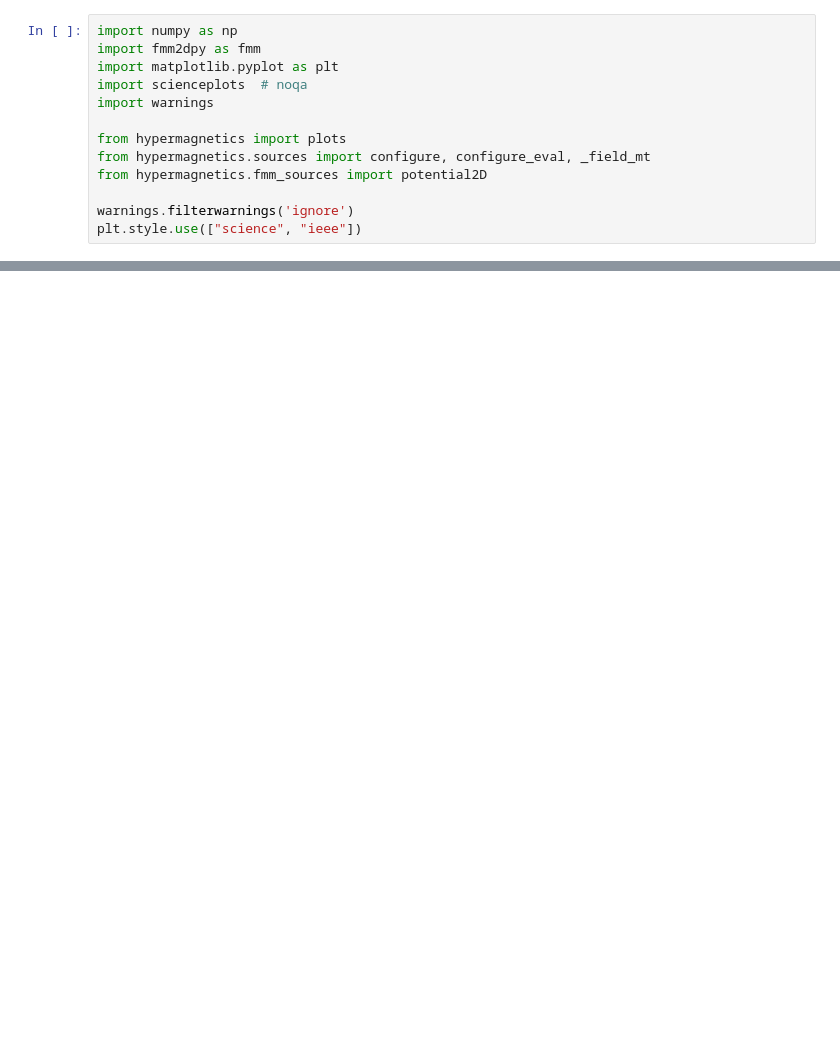
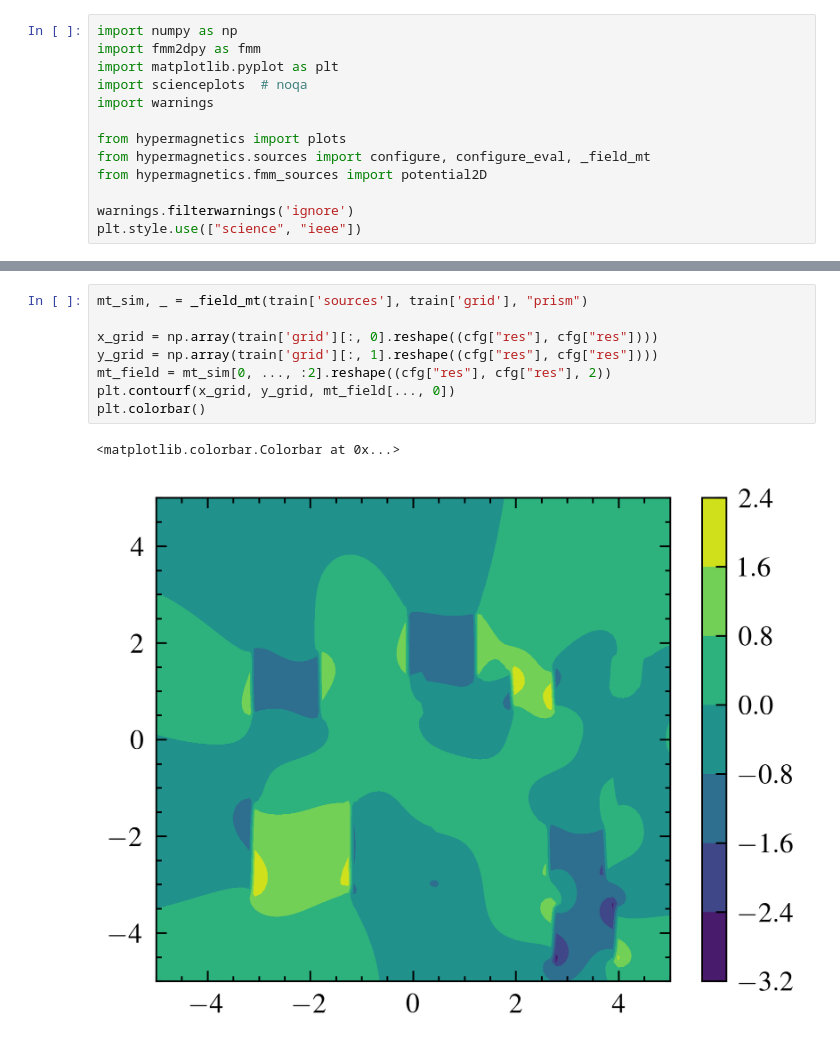
Before and after one commit to cmt-dtu-energy/hypermagnetics, a Jupyter notebook: nbs/quadtree.ipynb, the cells around one changed output, grey strips where cells are left out. Drawn from its saved outputs; the diff is of its cells as text; blank space fills up the shorter version.

```diff
--- a/nbs/quadtree.ipynb
+++ b/nbs/quadtree.ipynb
@@ -40,0 +51,11 @@ plt.colorbar()
+# %%
+mt_sim, _ = _field_mt(train['sources'], train['grid'], "prism")
+
+x_grid = np.array(train['grid'][:, 0].reshape((cfg["res"], cfg["res"])))
+y_grid = np.array(train['grid'][:, 1].reshape((cfg["res"], cfg["res"])))
+mt_field = mt_sim[0, ..., :2].reshape((cfg["res"], cfg["res"], 2))
+plt.contourf(x_grid, y_grid, mt_field[..., 0])
+plt.colorbar()
+# %% [output]
+<matplotlib.colorbar.Colorbar at 0x...>
+[figure, added]
```
Also changed, not shown: parts of 2 cells of this notebook, 4 other files.
